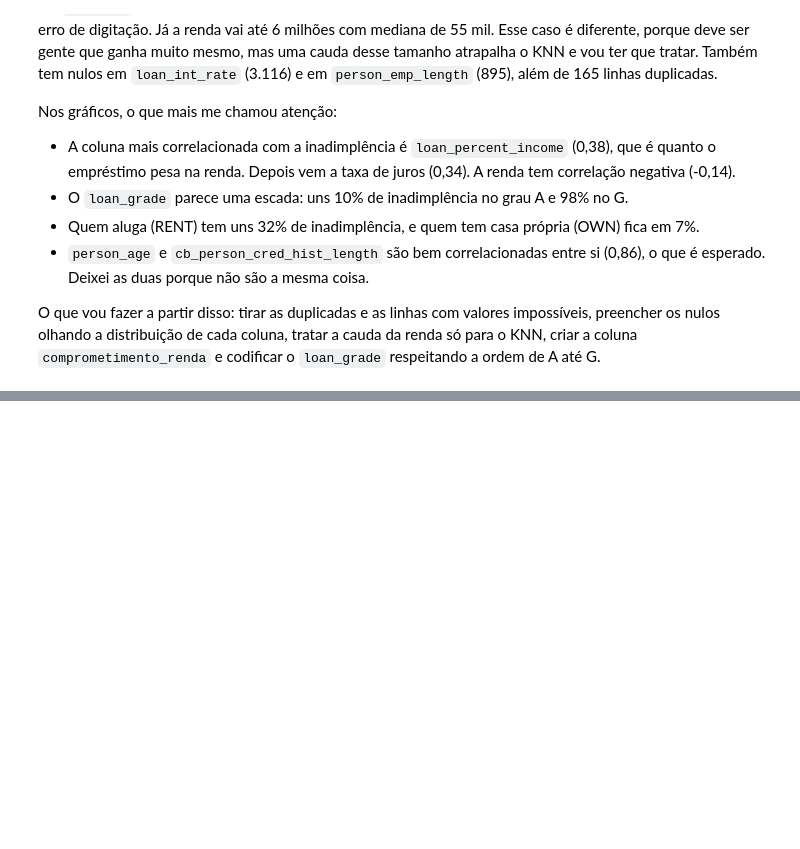
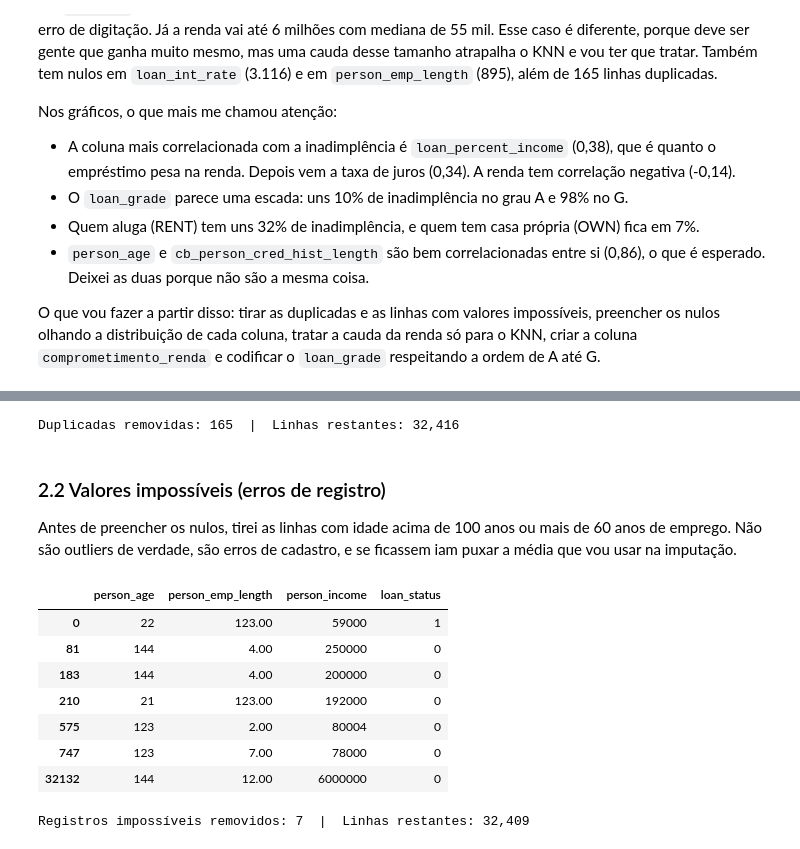
Before and after one commit to PaulaKinder/Machine-Learning-e-Visao-Computacional-T3-Projeto-Avaliativo-Modulo-1-, a Jupyter notebook: risco_credito.ipynb, the cells around one changed output, grey strips where cells are left out. Saved outputs shown, nothing was run; the diff lists cells and outputs as text; code cells hidden in the pictures; blank space fills up the shorter version.

```diff
--- a/risco_credito.ipynb
+++ b/risco_credito.ipynb
@@ -219,0 +226,26 @@ olhando a distribuição de cada coluna, tratar a cauda da renda só para o KNN,
+# %%
+n_antes = len(df)
+df = df.drop_duplicates().reset_index(drop=True)
+print(f"Duplicadas removidas: {n_antes - len(df)}  |  Linhas restantes: {len(df):,}")
+# %% [output]
+Duplicadas removidas: 165  |  Linhas restantes: 32,416
+# %% [markdown]
+### 2.2 Valores impossíveis (erros de registro)
+Antes de preencher os nulos, tirei as linhas com idade acima de 100 anos ou mais de 60 anos de emprego. Não são
+outliers de verdade, são erros de cadastro, e se ficassem iam puxar a média que vou usar na imputação.
+# %%
+impossiveis = df[(df["person_age"] > 100) | (df["person_emp_length"] > 60)]
+display(impossiveis[["person_age", "person_emp_length", "person_income", "loan_status"]])
+
+df = df.drop(index=impossiveis.index).reset_index(drop=True)
+print(f"Registros impossíveis removidos: {len(impossiveis)}  |  Linhas restantes: {len(df):,}")
+# %% [output]
+|  | person_age | person_emp_length | person_income | loan_status |
+| 0 | 22 | 123.00 | 59000 | 1 |
+| 81 | 144 | 4.00 | 250000 | 0 |
+| 183 | 144 | 4.00 | 200000 | 0 |
+| 210 | 21 | 123.00 | 192000 | 0 |
+| 575 | 123 | 2.00 | 80004 | 0 |
+| 747 | 123 | 7.00 | 78000 | 0 |
+| 32132 | 144 | 12.00 | 6000000 | 0 |
+Registros impossíveis removidos: 7  |  Linhas restantes: 32,409
```
Also changed, not shown: parts of 10 cells of this notebook.
